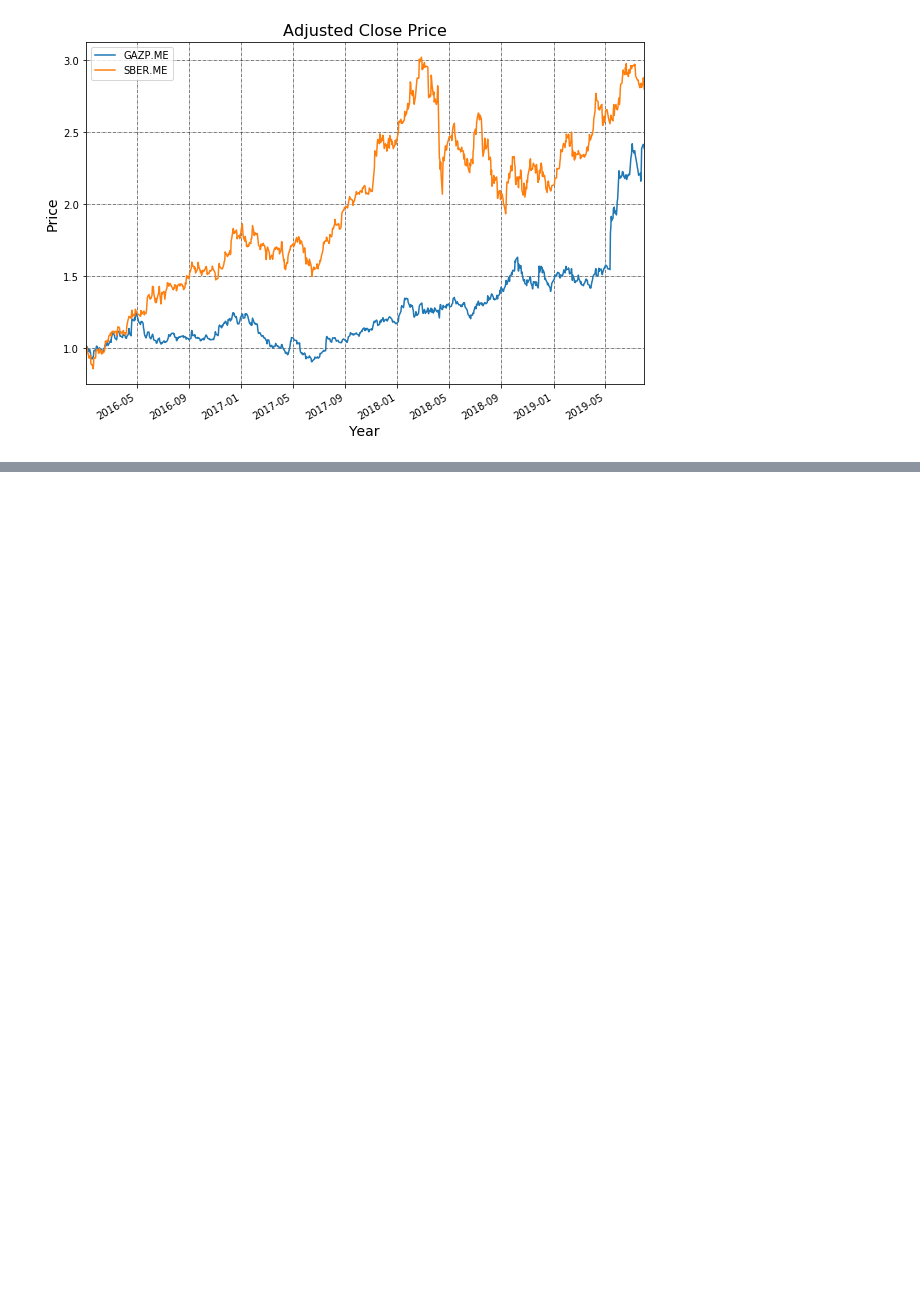
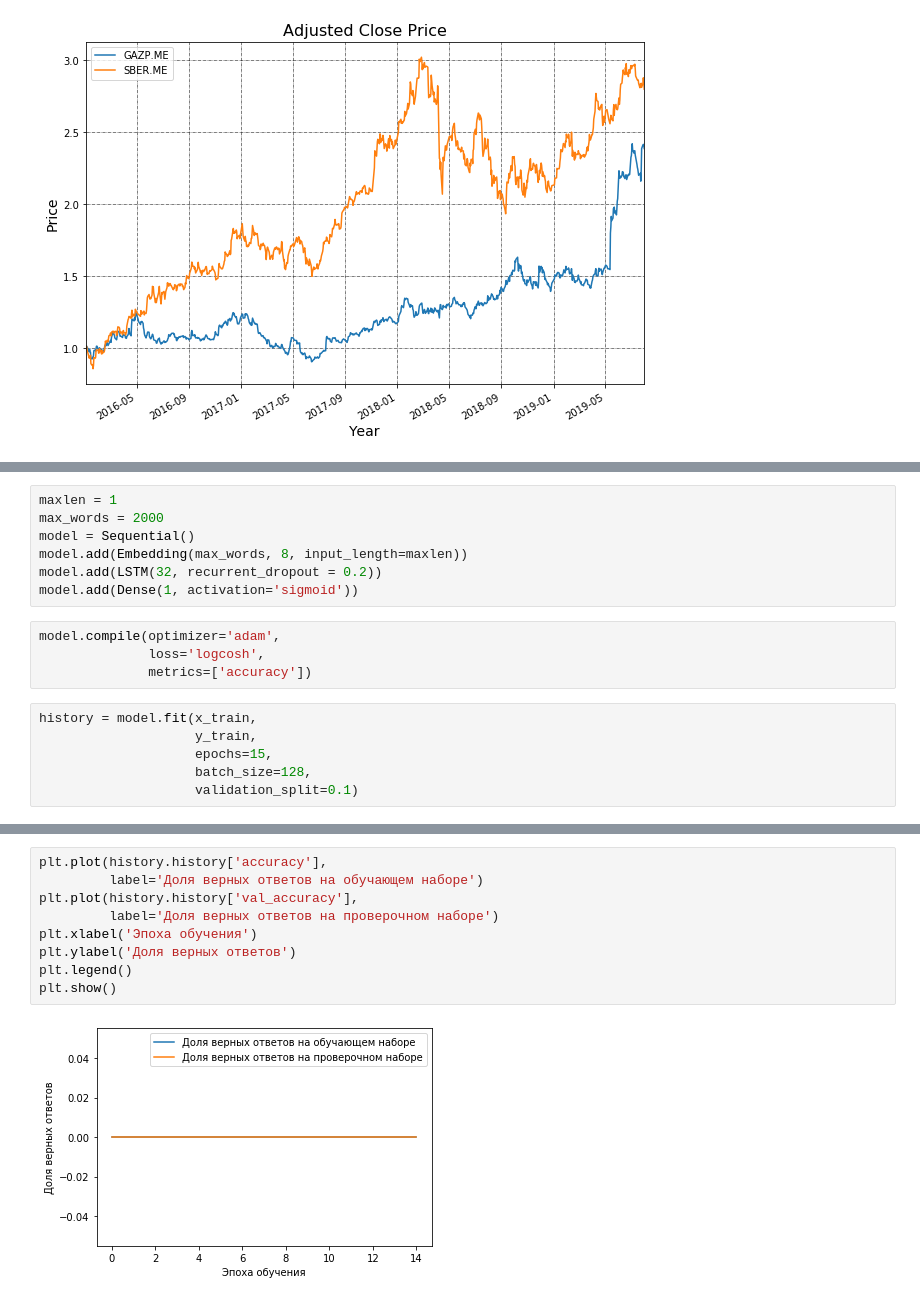
Before and after one commit to khiprum/NewWorldRepository, a Jupyter notebook: ИмпортКотировок.ipynb, the cells around one changed output, grey strips where cells are left out. Drawn from its saved outputs; the diff is of its cells as text; blank space fills up the shorter version.

```diff
--- a/ИмпортКотировок.ipynb
+++ b/ИмпортКотировок.ipynb
@@ -91,0 +112,17 @@ plt.show()
+# %%
+maxlen = 1
+max_words = 2000
+model = Sequential()
+model.add(Embedding(max_words, 8, input_length=maxlen))
+model.add(LSTM(32, recurrent_dropout = 0.2))
+model.add(Dense(1, activation='sigmoid'))
+# %%
+model.compile(optimizer='adam',
+              loss='logcosh',
+              metrics=['accuracy'])
+# %%
+history = model.fit(x_train,
+                    y_train,
+                    epochs=15,
+                    batch_size=128,
+                    validation_split=0.1)
@@ -91,0 +147,11 @@ plt.show()
+# %%
+plt.plot(history.history['accuracy'],
+         label='Доля верных ответов на обучающем наборе')
+plt.plot(history.history['val_accuracy'],
+         label='Доля верных ответов на проверочном наборе')
+plt.xlabel('Эпоха обучения')
+plt.ylabel('Доля верных ответов')
+plt.legend()
+plt.show()
+# %% [output]
+[figure, added]
```
Also changed, not shown: parts of 6 cells of this notebook.
